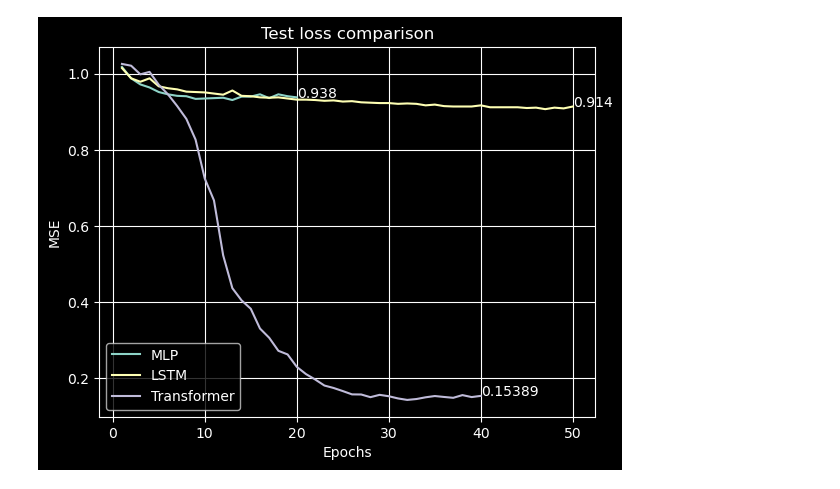
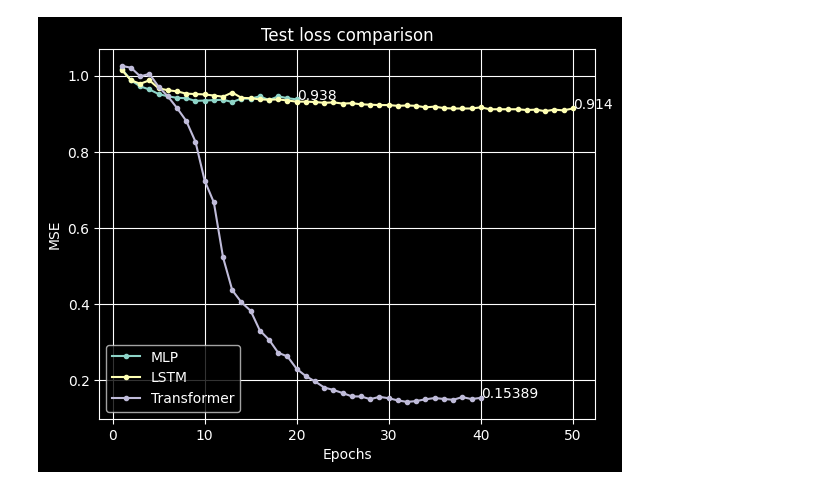
Before and after one commit to ScierKnave/dna_aptamers_modelling, a Jupyter notebook: src/results/plots.ipynb, the cells around one changed output. Cells and saved outputs as stored; diff of their text form; code cells hidden in the pictures.

```diff
--- a/src/results/plots.ipynb
+++ b/src/results/plots.ipynb
@@ -70,27 +70,27 @@ plt.show()
 # %%
 fig, ax = plt.subplots()
 plt.title("Test loss comparison")
 plt.xlabel("Epochs")
 plt.ylabel("MSE")
 plt.grid(True)
 
 # MLP test loss through epochs
 y1 = [1.018, 0.988, 0.972, 0.964, 0.952, 0.946, 0.942, 0.941, 0.934, 0.935, 0.936, 0.937, 0.931, 0.940, 0.940, 0.946, 0.936, 0.946, 0.941, 0.938]
 x1 = range(1, len(y1)+1)
 # LSTM test loss through epochs
 y2 =  [1.015, 0.988, 0.979, 0.988, 0.967, 0.962, 0.959, 0.953, 0.952, 0.951, 0.948, 0.945, 0.956, 0.942, 0.941, 0.938, 0.937, 0.938, 0.935, 0.932, 0.932, 0.931, 0.929, 0.930, 0.927, 0.928, 0.925, 0.924, 0.923, 0.923, 0.921, 0.922, 0.921, 0.917, 0.919, 0.915, 0.914, 0.914, 0.914, 0.917, 0.912, 0.912, 0.912, 0.912, 0.910, 0.911, 0.907, 0.911, 0.909, 0.914]
 x2 = range(1, len(y2)+1)
 # Transformer test loss through epochs
 y3 = [1.02584, 1.02113, 0.99846, 1.00494, 0.97102, 0.94599, 0.91527, 0.88143, 0.82701, 0.72478, 0.6673, 0.52301, 0.43675, 0.40473, 0.38269, 0.33079, 0.30652, 0.27225, 0.26275, 0.2301, 0.21104, 0.19692, 0.18105, 0.17461, 0.16649, 0.15781, 0.15753, 0.15046, 0.1566, 0.15292, 0.14717, 0.14325, 0.14559, 0.15014, 0.15348, 0.15103, 0.14878, 0.15591, 0.15073, 0.15389]
 x3 = range(1, len(y3)+1)
-plt.plot(x1, y1, label="MLP")
-plt.plot(x2, y2, label="LSTM")
-plt.plot(x3, y3, label="Transformer")
+plt.plot(x1, y1, marker='.', label="MLP")
+plt.plot(x2, y2, marker='.', label="LSTM")
+plt.plot(x3, y3, marker='.', label="Transformer")
 plt.legend(loc = "lower left")
 ax.text(x1[-1], y1[-1], y1[-1], fontdict=None)
 ax.text(x2[-1], y2[-1], y2[-1], fontdict=None)
 ax.text(x3[-1], y3[-1], y3[-1], fontdict=None)
 
 plt.show()
 # %% [output]
-[figure, old version]
+[figure, new version]
```
Also changed, not shown: parts of 3 cells of this notebook, 3 other files.
